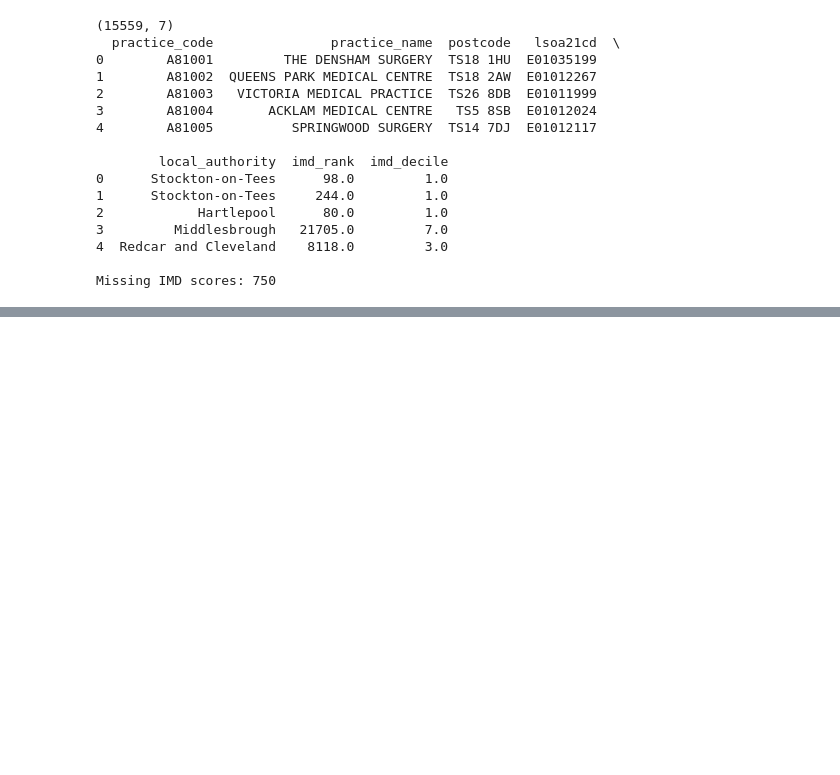
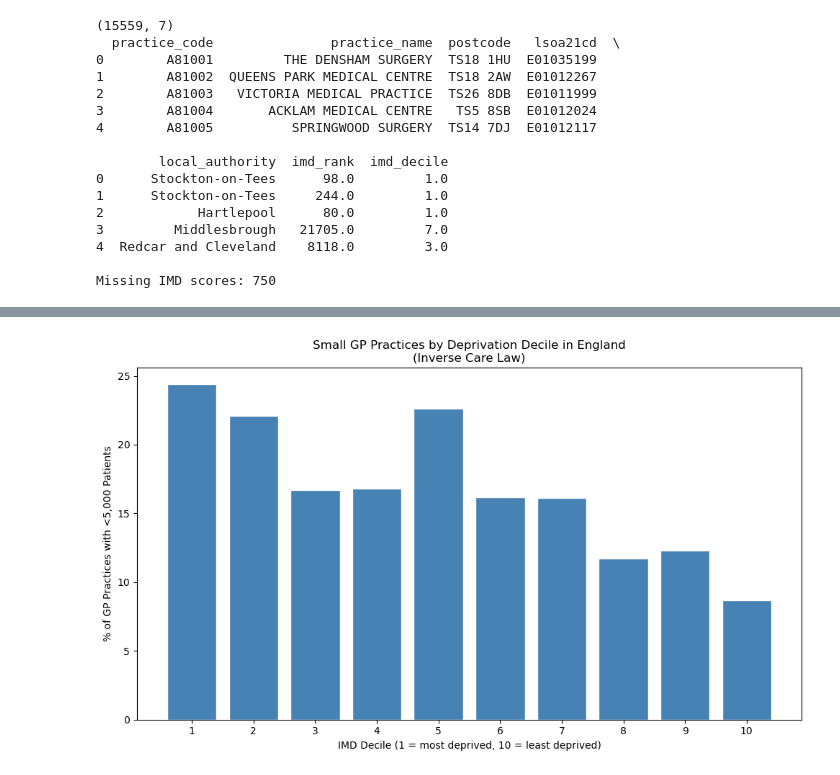
Before and after one commit to Lyra-cb/NHS_Data_Explorer, a Jupyter notebook: NHS_explorer_01.ipynb, the cells around one changed output, grey strips where cells are left out. Cells and saved outputs as stored; diff of their text form; code cells hidden in the pictures; blank space fills up the shorter version.

```diff
--- a/NHS_explorer_01.ipynb
+++ b/NHS_explorer_01.ipynb
@@ -222,0 +395,10 @@ gp_imd.to_csv('gp_imd_merged.csv', index=False)
+# %%
+# Define small practices
+gp_active['small_practice'] = gp_active['list_size'] < 5000
+
+# Count small practices by IMD decile
+small_by_decile = gp_active.groupby('imd_decile')['small_practice'].agg(['sum', 'count'])
+small_by_decile.columns = ['small_practices', 'total_practices']
+small_by_decile['percentage_small'] = (small_by_decile['small_practices'] / small_by_decile['total_practices'] * 100).round(1)
+
+print(small_by_decile)
@@ -222,0 +418,15 @@ gp_imd.to_csv('gp_imd_merged.csv', index=False)
+# %%
+fig, ax = plt.subplots(figsize=(10, 6))
+
+ax.bar(small_by_decile.index, small_by_decile['percentage_small'],
+       color='steelblue', edgecolor='white')
+
+ax.set_xlabel('IMD Decile (1 = most deprived, 10 = least deprived)')
+ax.set_ylabel('% of GP Practices with <5,000 Patients')
+ax.set_title('Small GP Practices by Deprivation Decile in England\n(Inverse Care Law)')
+ax.set_xticks(range(1, 11))
+
+plt.tight_layout()
+plt.show()
+# %% [output]
+[figure, added]
```
Also changed, not shown: parts of 10 cells of this notebook.
